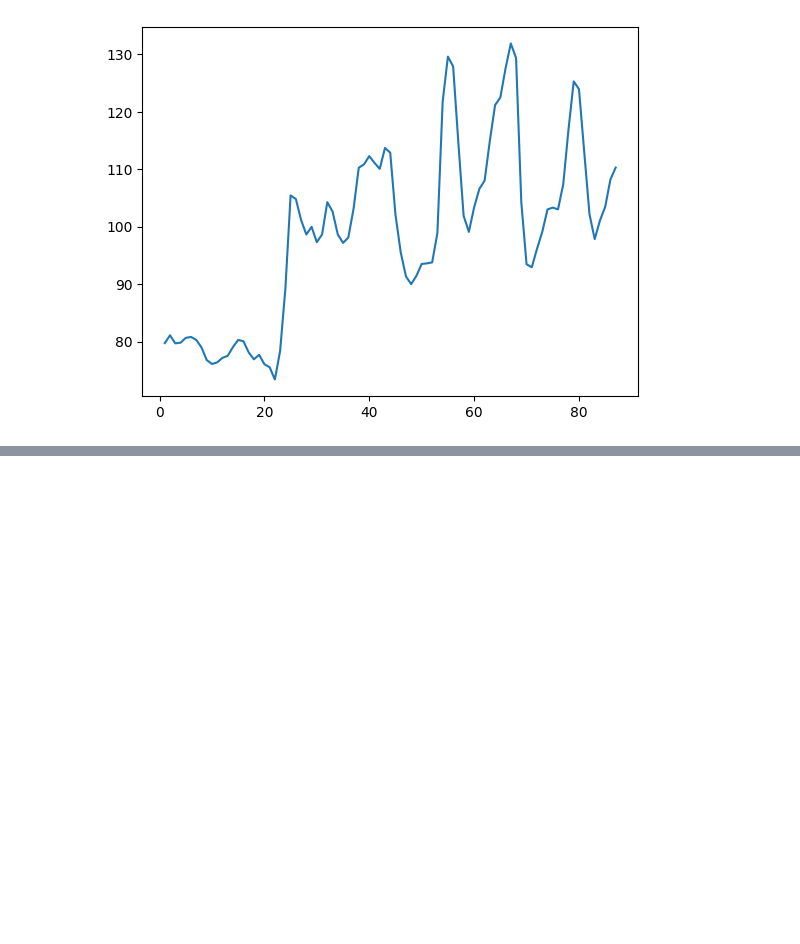
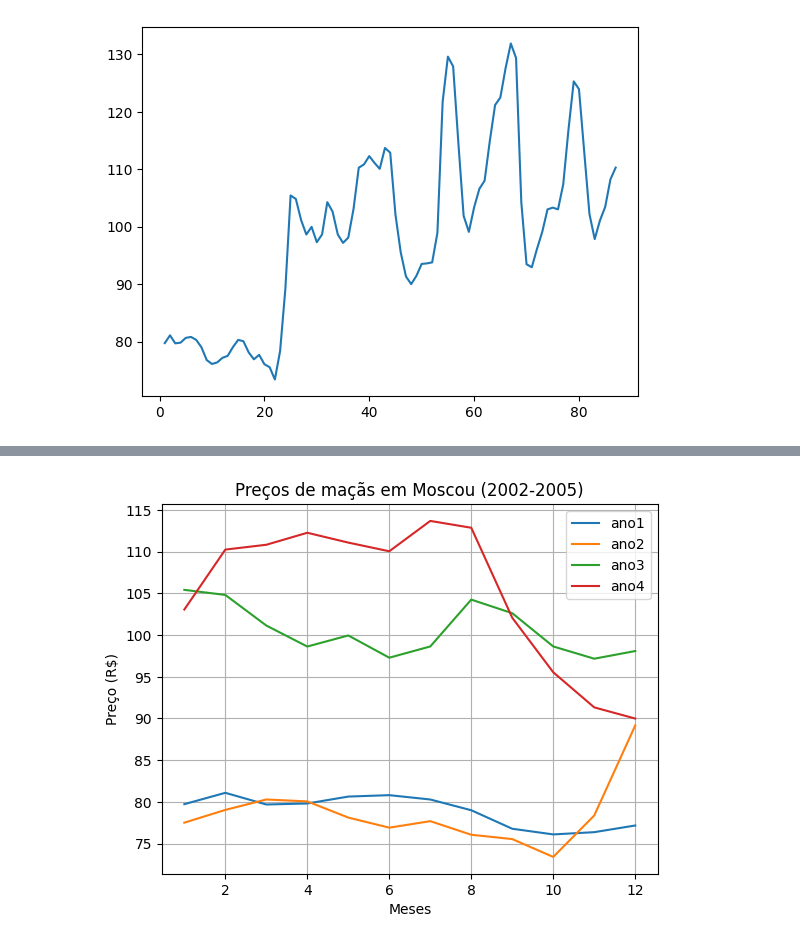
Before and after one commit to romulodf-cesar/curso_matematica_ia, a Jupyter notebook: aula3.ipynb, the cells around one changed output, grey strips where cells are left out. Saved outputs shown, nothing was run; the diff lists cells and outputs as text; code cells hidden in the pictures; blank space fills up the shorter version.

```diff
--- a/aula3.ipynb
+++ b/aula3.ipynb
@@ -197,0 +356,14 @@ plt.plot(datas, precos[:,0])
+# %%
+plt.plot(np.arange(1,13,1), Moscow_ano1)
+plt.plot(np.arange(1,13,1), Moscow_ano2)
+plt.plot(np.arange(1,13,1), Moscow_ano3)
+plt.plot(np.arange(1,13,1), Moscow_ano4)
+plt.legend(['ano1', 'ano2', 'ano3', 'ano4'])
+# acrescentar storytelling no gráfico
+plt.title('Preços de maçãs em Moscou (2002-2005)')
+plt.xlabel('Meses')
+plt.ylabel('Preço (R$)')
+plt.grid()
+plt.show()
+# %% [output]
+[figure, added]
```
Also changed, not shown: parts of 15 cells of this notebook.
